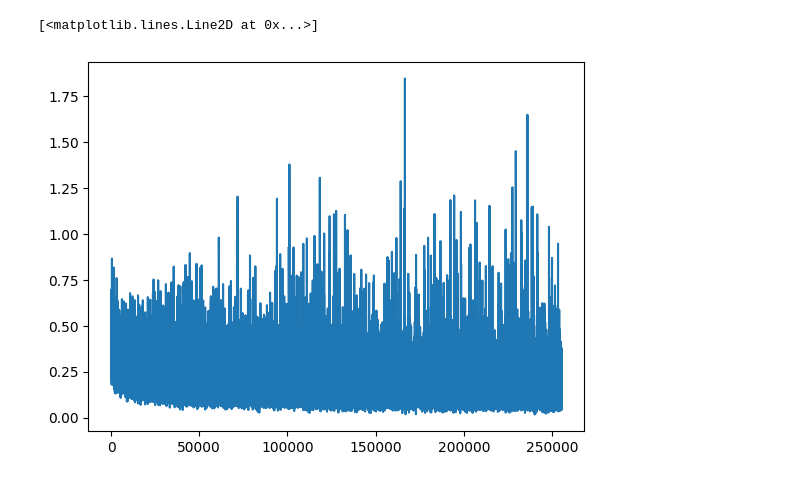
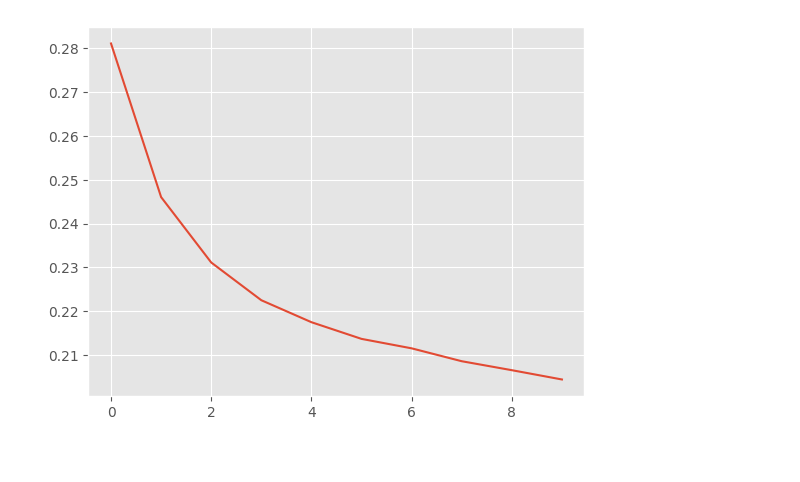
Before and after one commit to Musa-Azeem/eating-detection, a Jupyter notebook: Step3.ipynb, the cells around one changed output. Cells and saved outputs as stored; diff of their text form; code cells hidden in the pictures.

```diff
--- a/Step3.ipynb
+++ b/Step3.ipynb
@@ -57,20 +59,8 @@ model = MLP(100, WINSIZE).to(DEVICE)
 optimizer = torch.optim.Adam(model.parameters())
 criterion = nn.BCEWithLogitsLoss()
-# %%
-trainloader = DataLoader(TensorDataset(X,y), batch_size=64, shuffle=True)
-
-losses = []
-for i in tqdm(range(100)):
-    for Xi,yi in trainloader:
-        Xi,yi = Xi.to(DEVICE), yi.to(DEVICE)
-        logits = model(Xi)
-        loss = criterion(logits, yi)
-        optimizer.zero_grad()
-        loss.backward()
-        optimizer.step()
-        losses.append(loss.item())
-
-plt.plot(losses)
-# %% [output]
-[<matplotlib.lines.Line2D at 0x...>]
-[figure, removed]
+# %%
+trainloader = DataLoader(TensorDataset(Xtr,ytr), batch_size=64, shuffle=True)
+
+train_loop(model, trainloader, criterion, optimizer, 10, DEVICE)
+# %% [output]
+[figure, added]
```
Also changed, not shown: parts of 5 cells of this notebook, 5 other files.
